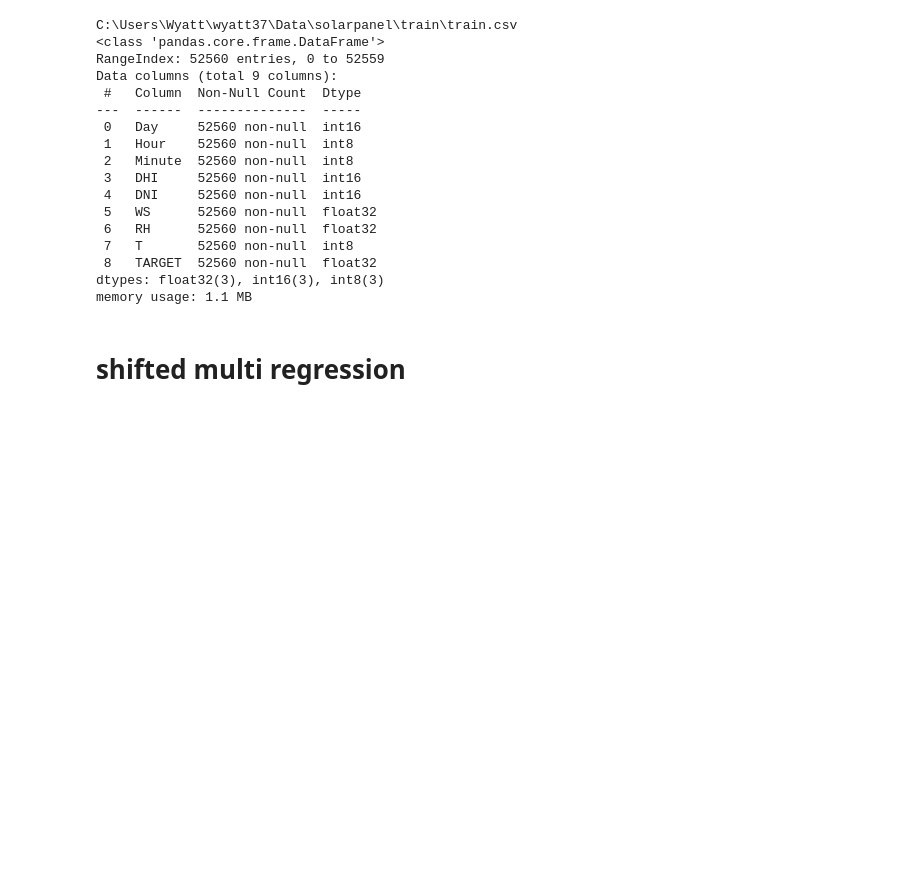
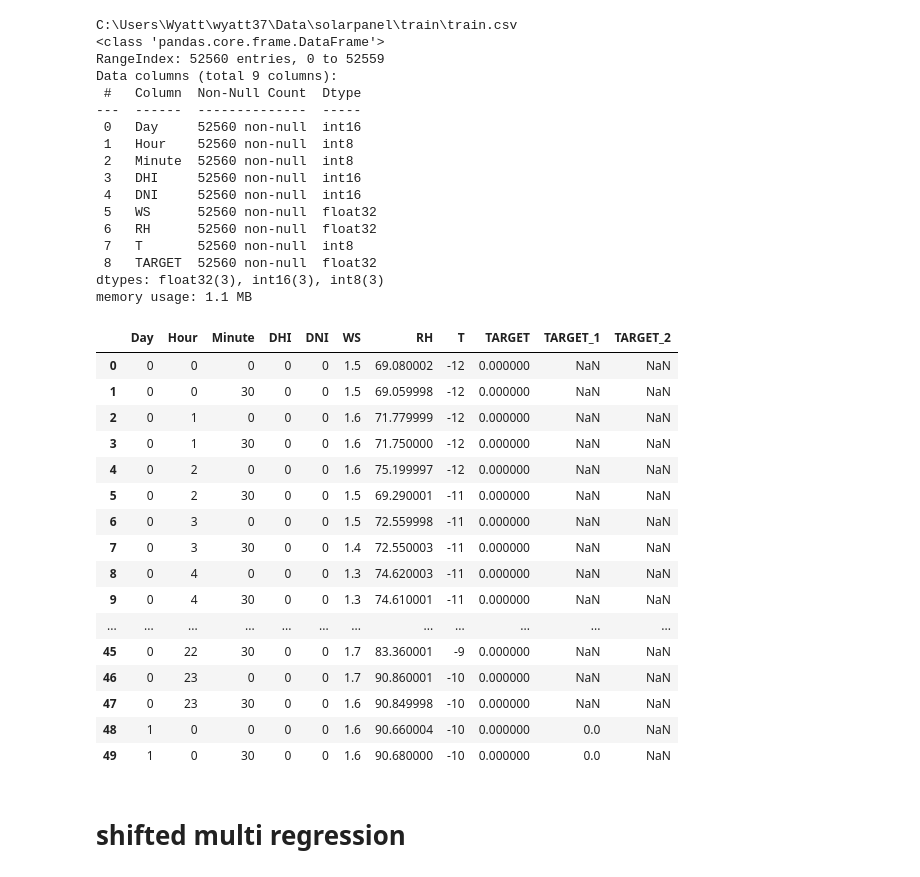
Before and after one commit to thinpig99/dacon-solarPanel, a Jupyter notebook: solarPanel_201230_shiftedModel.ipynb, the cells around one changed output. Drawn from its saved outputs; the diff is of its cells as text; code cells hidden in the pictures; blank space fills up the shorter version.

```diff
--- a/solarPanel_201230_shiftedModel.ipynb
+++ b/solarPanel_201230_shiftedModel.ipynb
@@ -74,6 +74,8 @@ from tqdm import tqdm
 from lightgbm import LGBMRegressor
 # %%
 import math
+# %%
+pd.set_option('display.max_columns', None)
 # %%
 TRAIN_PATH = r'C:\Users\Wyatt\wyatt37\Data\solarpanel\train\train.csv'
 TEST_PATH = r'C:\Users\Wyatt\wyatt37\Data\solarpanel\test'
@@ -106,6 +108,26 @@ submission = pd.read_csv(SUBMISSION_PATH)
 
 train['TARGET_1'] = train.TARGET.shift(48)
 train['TARGET_2'] = train.TARGET_1.shift(48)
+# %%
+train[:50]
+# %% [output]
+|  | Day | Hour | Minute | DHI | DNI | WS | RH | T | TARGET | TARGET_1 | TARGET_2 |
+| 0 | 0 | 0 | 0 | 0 | 0 | 1.5 | 69.080002 | -12 | 0.000000 | NaN | NaN |
+| 1 | 0 | 0 | 30 | 0 | 0 | 1.5 | 69.059998 | -12 | 0.000000 | NaN | NaN |
+| 2 | 0 | 1 | 0 | 0 | 0 | 1.6 | 71.779999 | -12 | 0.000000 | NaN | NaN |
+| 3 | 0 | 1 | 30 | 0 | 0 | 1.6 | 71.750000 | -12 | 0.000000 | NaN | NaN |
+| 4 | 0 | 2 | 0 | 0 | 0 | 1.6 | 75.199997 | -12 | 0.000000 | NaN | NaN |
+| 5 | 0 | 2 | 30 | 0 | 0 | 1.5 | 69.290001 | -11 | 0.000000 | NaN | NaN |
+| 6 | 0 | 3 | 0 | 0 | 0 | 1.5 | 72.559998 | -11 | 0.000000 | NaN | NaN |
+| 7 | 0 | 3 | 30 | 0 | 0 | 1.4 | 72.550003 | -11 | 0.000000 | NaN | NaN |
+| 8 | 0 | 4 | 0 | 0 | 0 | 1.3 | 74.620003 | -11 | 0.000000 | NaN | NaN |
+| 9 | 0 | 4 | 30 | 0 | 0 | 1.3 | 74.610001 | -11 | 0.000000 | NaN | NaN |
+| ... | ... | ... | ... | ... | ... | ... | ... | ... | ... | ... | ... |
+| 45 | 0 | 22 | 30 | 0 | 0 | 1.7 | 83.360001 | -9 | 0.000000 | NaN | NaN |
+| 46 | 0 | 23 | 0 | 0 | 0 | 1.7 | 90.860001 | -10 | 0.000000 | NaN | NaN |
+| 47 | 0 | 23 | 30 | 0 | 0 | 1.6 | 90.849998 | -10 | 0.000000 | NaN | NaN |
+| 48 | 1 | 0 | 0 | 0 | 0 | 1.6 | 90.660004 | -10 | 0.000000 | 0.0 | NaN |
+| 49 | 1 | 0 | 30 | 0 | 0 | 1.6 | 90.680000 | -10 | 0.000000 | 0.0 | NaN |
 # %% [markdown]
 # shifted multi regression
 # %% [markdown]
```
Also changed, not shown: parts of 2 cells of this notebook, 6 other files.
